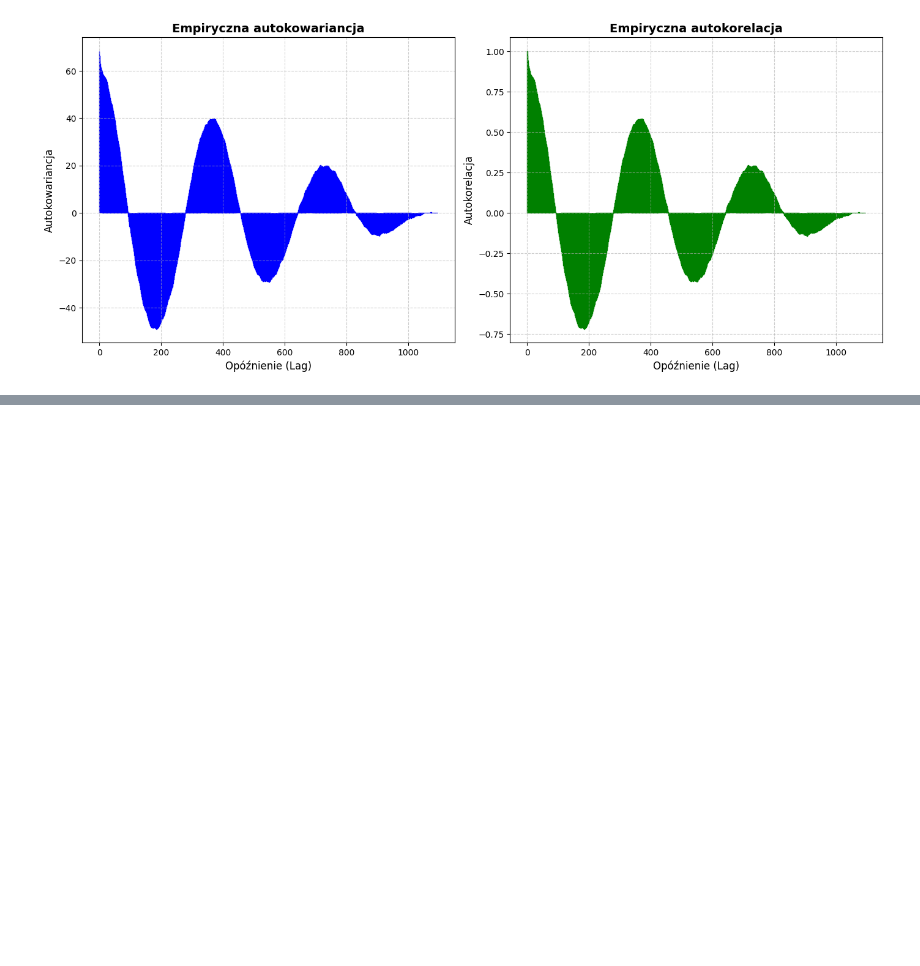
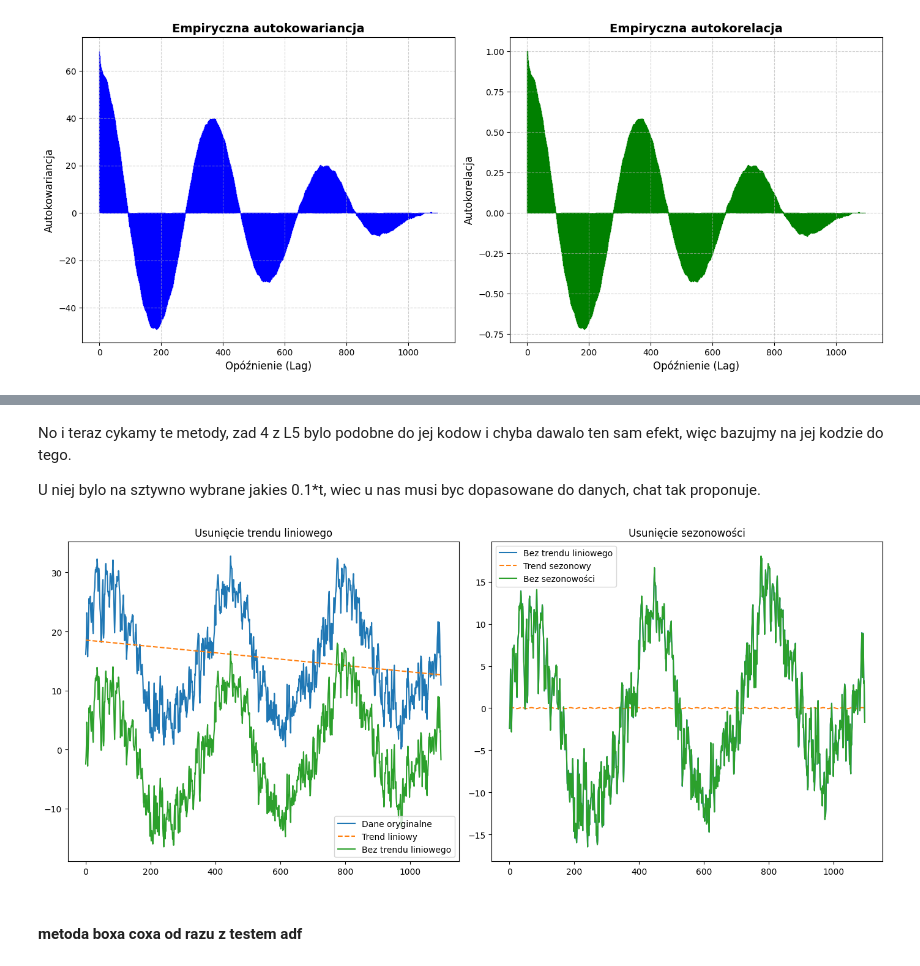
Before and after one commit to mathieuboro/Raport_ARMA_Computer_Analysis_of_Time_Series, a Jupyter notebook: raport.ipynb, the cells around one changed output, grey strips where cells are left out. Drawn from its saved outputs; the diff is of its cells as text; code cells hidden in the pictures; blank space fills up the shorter version.

Commit message:
trendy

```diff
--- a/raport.ipynb
+++ b/raport.ipynb
@@ -283,0 +314,50 @@ plt.show()
+# %% [markdown]
+No i teraz cykamy te metody, zad 4 z L5 bylo podobne do jej kodow i chyba dawalo ten sam efekt, więc bazujmy na jej kodzie do tego.
+
+U niej bylo na sztywno wybrane jakies 0.1*t, wiec u nas musi byc dopasowane do danych, chat tak proponuje.
+# %%
+from sklearn.linear_model import LinearRegression
+from scipy.optimize import curve_fit
+
+# Dekompozycja trendu liniowego
+time = np.arange(len(madrid_data))
+temperature = madrid_data['AvgTemperature'].values
+
+# Usuwanie trendu liniowego
+linear_reg = LinearRegression()
+linear_reg.fit(time.reshape(-1, 1), temperature)
+trend_predicted = linear_reg.predict(time.reshape(-1, 1))
+temperature_without_linear_trend = temperature - trend_predicted
+
+# Usuwanie funkcji okresowej (sezonowości)
+def sine_func(x, A, omega):
+    return A * np.sin(omega * x)
+
+p0 = [10, 2 * np.pi / 30]  # Początkowe wartości parametrów
+params, _ = curve_fit(sine_func, time, temperature_without_linear_trend, p0=p0)
+fitted_sine_wave = sine_func(time, *params)
+temperature_without_seasonal = temperature_without_linear_trend - fitted_sine_wave
+
+# Wykresy przed i po dekompozycji
+fig, axes = plt.subplots(1, 2, figsize=(14, 6))
+
+# Wykres trendu liniowego
+axes[0].plot(madrid_data['AvgTemperature'], label='Dane oryginalne')
+axes[0].plot(trend_predicted, label='Trend liniowy', linestyle='--')
+axes[0].plot(madrid_data.index, temperature_without_linear_trend, label='Bez trendu liniowego')
+axes[0].set_title('Usunięcie trendu liniowego')
+axes[0].legend()
+
+# Wykres sezonowości
+axes[1].plot(madrid_data.index, temperature_without_linear_trend, label='Bez trendu liniowego')
+axes[1].plot(madrid_data.index, fitted_sine_wave, label='Trend sezonowy', linestyle='--')
+axes[1].plot(madrid_data.index, temperature_without_seasonal, label='Bez sezonowości')
+axes[1].set_title('Usunięcie sezonowości')
+axes[1].legend()
+
+plt.tight_layout()
+plt.show()
+# %% [output]
+[figure, added]
+# %% [markdown]
+#### metoda boxa coxa od razu z testem adf
```
Also changed, not shown: parts of 4 cells of this notebook.
